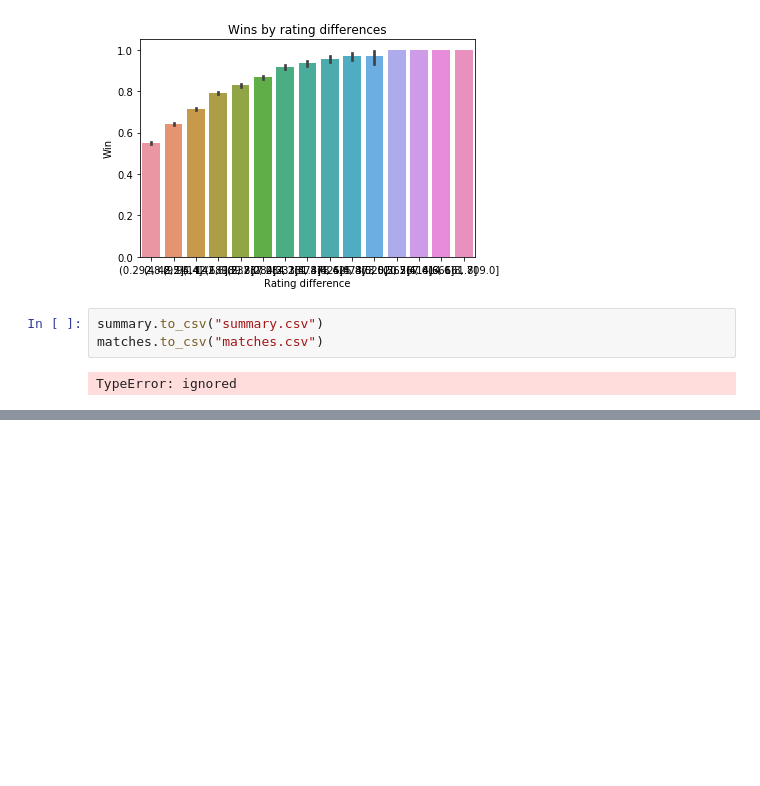
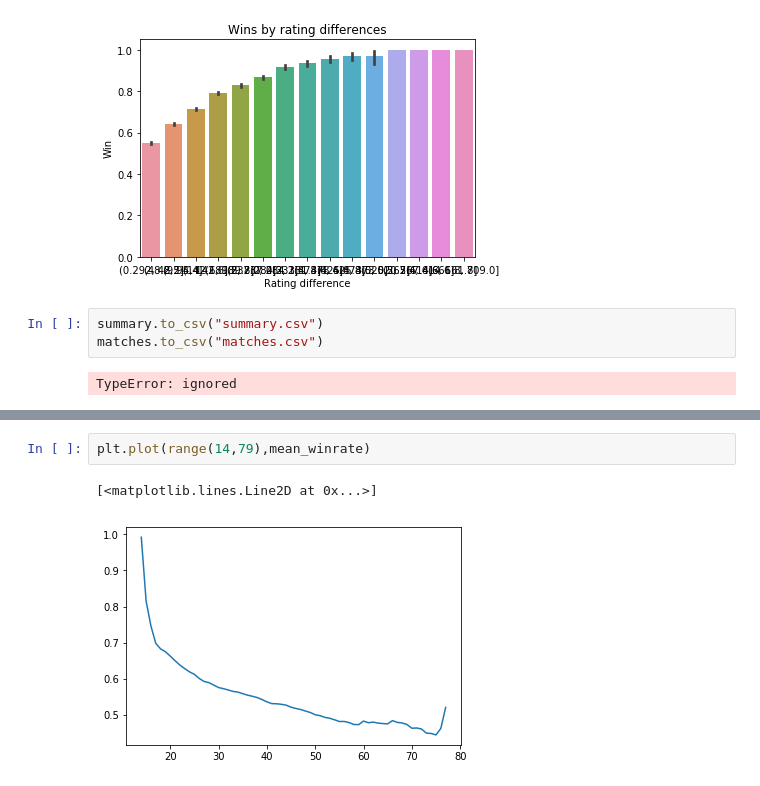
Before and after one commit to dzkha/Shogi-Post, a Jupyter notebook: Shogi.ipynb, the cells around one changed output, grey strips where cells are left out. Cells and saved outputs as stored; diff of their text form; blank space fills up the shorter version.

```diff
--- a/Shogi.ipynb
+++ b/Shogi.ipynb
@@ -552,0 +581,5 @@ TypeError: ignored
+# %%
+plt.plot(range(14,79),mean_winrate)
+# %% [output]
+[<matplotlib.lines.Line2D at 0x...>]
+[figure, added]
```
Also changed, not shown: parts of 21 cells of this notebook.
